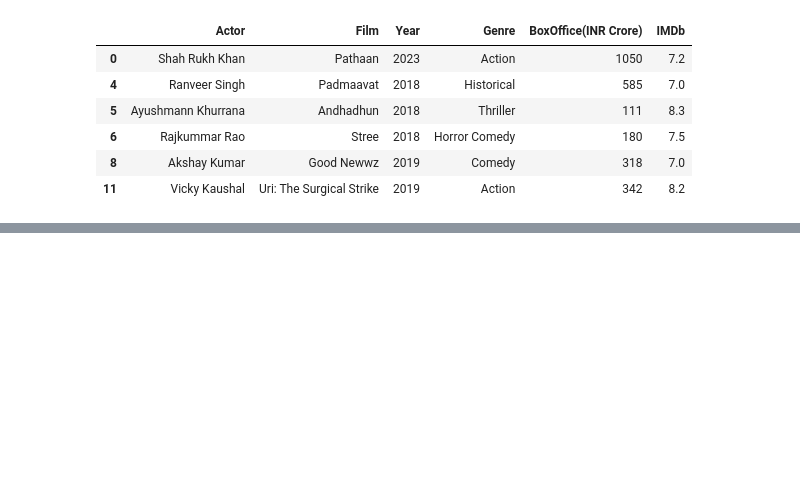
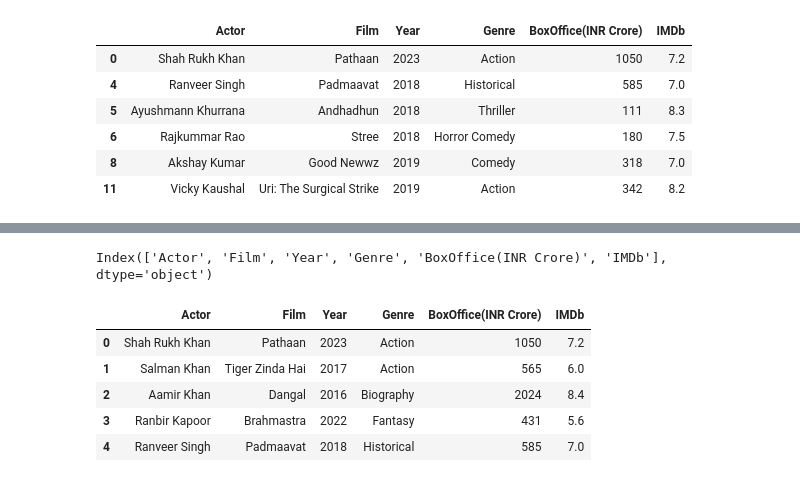
Before and after one commit to IndoKris/Data-Science, a Jupyter notebook: Pandas/Data Selecting and Filtering.ipynb, the cells around one changed output, grey strips where cells are left out. Cells and saved outputs as stored; diff of their text form; code cells hidden in the pictures; blank space fills up the shorter version.

```diff
--- a/Pandas/Data Selecting and Filtering.ipynb
+++ b/Pandas/Data Selecting and Filtering.ipynb
@@ -397,0 +416,13 @@ df['Actor'].startswith()
+# %%
+df.columns
+# %% [output]
+Index(['Actor', 'Film', 'Year', 'Genre', 'BoxOffice(INR Crore)', 'IMDb'], dtype='object')
+# %%
+df.head()
+# %% [output]
+|  | Actor | Film | Year | Genre | BoxOffice(INR Crore) | IMDb |
+| 0 | Shah Rukh Khan | Pathaan | 2023 | Action | 1050 | 7.2 |
+| 1 | Salman Khan | Tiger Zinda Hai | 2017 | Action | 565 | 6.0 |
+| 2 | Aamir Khan | Dangal | 2016 | Biography | 2024 | 8.4 |
+| 3 | Ranbir Kapoor | Brahmastra | 2022 | Fantasy | 431 | 5.6 |
+| 4 | Ranveer Singh | Padmaavat | 2018 | Historical | 585 | 7.0 |
```
Also changed, not shown: parts of 8 cells of this notebook.
